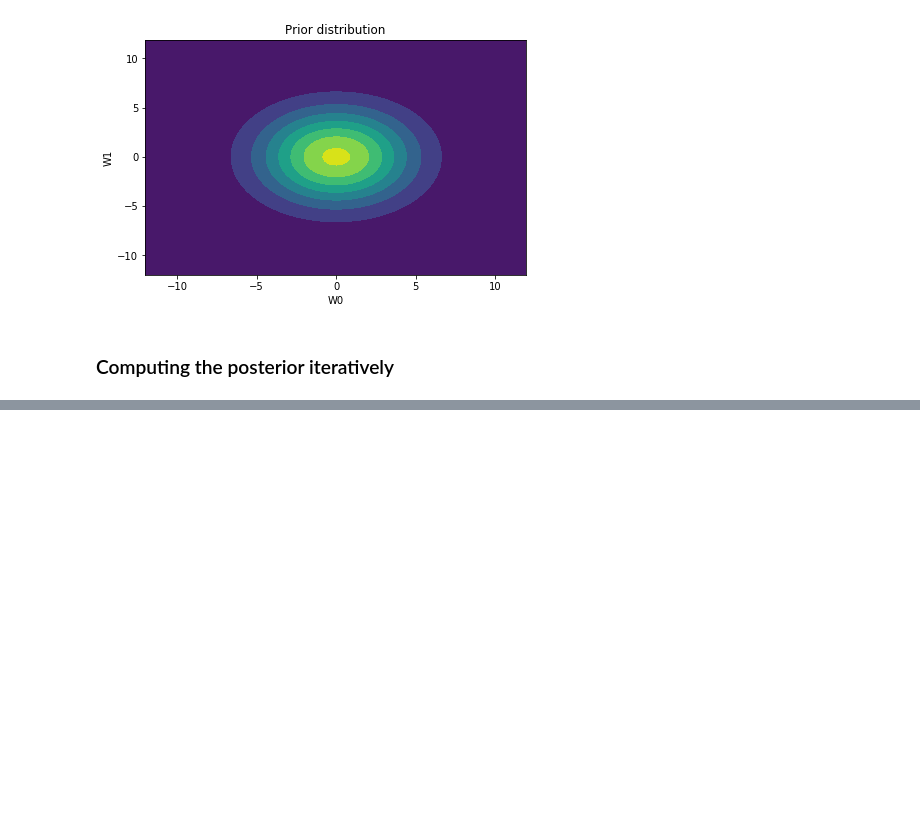
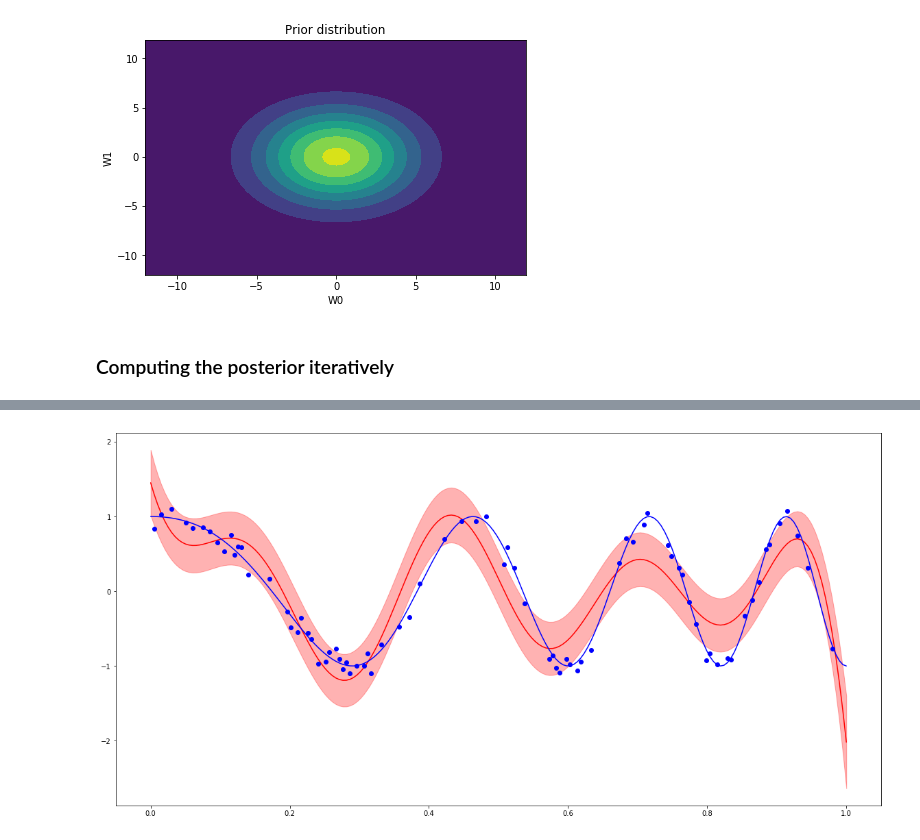
Before and after one commit to juangil/bayesian_methods, a Jupyter notebook: bayesian_linear_regression/BayesianLinearRegression.ipynb, the cells around one changed output, grey strips where cells are left out. Cells and saved outputs as stored; diff of their text form; code cells hidden in the pictures; blank space fills up the shorter version.

```diff
--- a/bayesian_linear_regression/BayesianLinearRegression.ipynb
+++ b/bayesian_linear_regression/BayesianLinearRegression.ipynb
@@ -163,0 +243,29 @@ In order for your solution to be full bayesian we should condition the value of
+# %%
+PHI_train = basis_functions_eval(X_train, basis_functions, 'tanh')
+alpha, beta = maxim_likelihood_2(PHI_train, t_train)
+# %%
+prior_mean = np.zeros(basis_functions)
+prior_mean = np.matrix(prior_mean).T
+prior_cov = (1 / alpha) * np.eye(basis_functions)
+mn, Sn = bayes_lin_estim(PHI_train, t_train, alpha, beta, prior_mean, prior_cov)
+# %%
+PHI = basis_functions_eval(x, basis_functions, 'tanh')
+tpredicted_bay = PHI*mn
+tpredicted_variance = (1.0/beta) + (PHI*(Sn*np.transpose(PHI)))
+tpredicted_variance = np.diagonal(tpredicted_variance)
+tpredicted_variance.shape = (len(x),1)
+tpredicted_std = np.sqrt(tpredicted_variance)
+# %%
+tpredicted_bay = np.asarray(tpredicted_bay).reshape((tpredicted_bay.shape[0],))
+tpredicted_std = np.asarray(tpredicted_std).reshape((tpredicted_std.shape[0],))
+# %%
+fig, ax = plt.subplots()
+fig.set_figwidth(20)
+fig.set_figheight(10)
+with sns.axes_style("darkgrid"):
+    ax.plot(x, tpredicted_bay, 'r')
+    ax.plot(X_train, t_train, 'bo')
+    ax.plot(x, y, 'b')
+    ax.fill_between(x, tpredicted_bay - tpredicted_std, tpredicted_bay + tpredicted_std, alpha=0.3, color='r')
+# %% [output]
+[figure, added]
```
Also changed, not shown: parts of 14 cells of this notebook.
